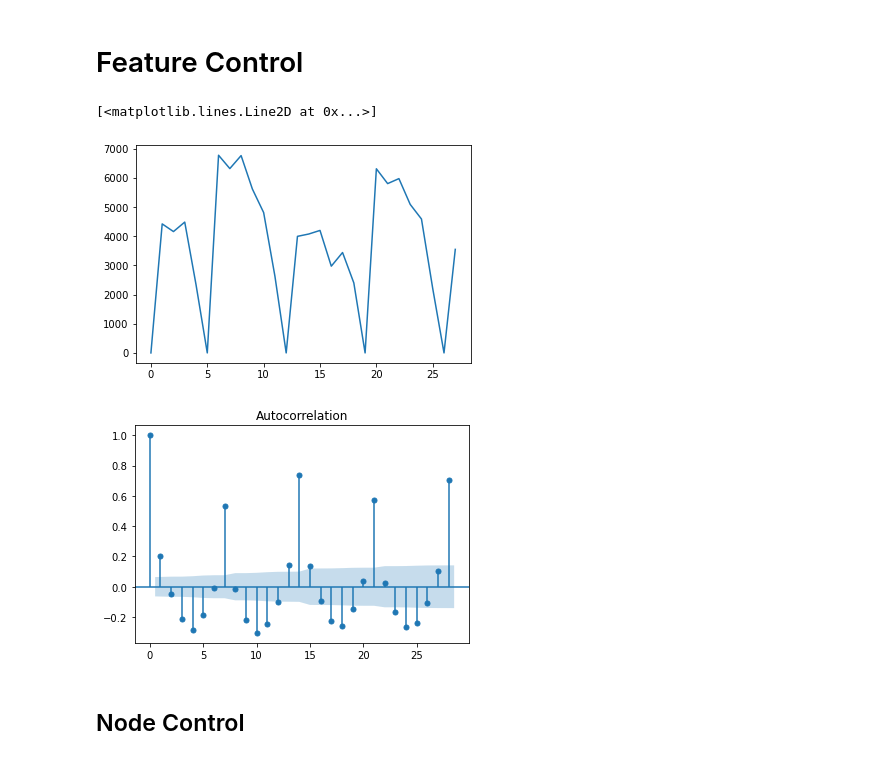
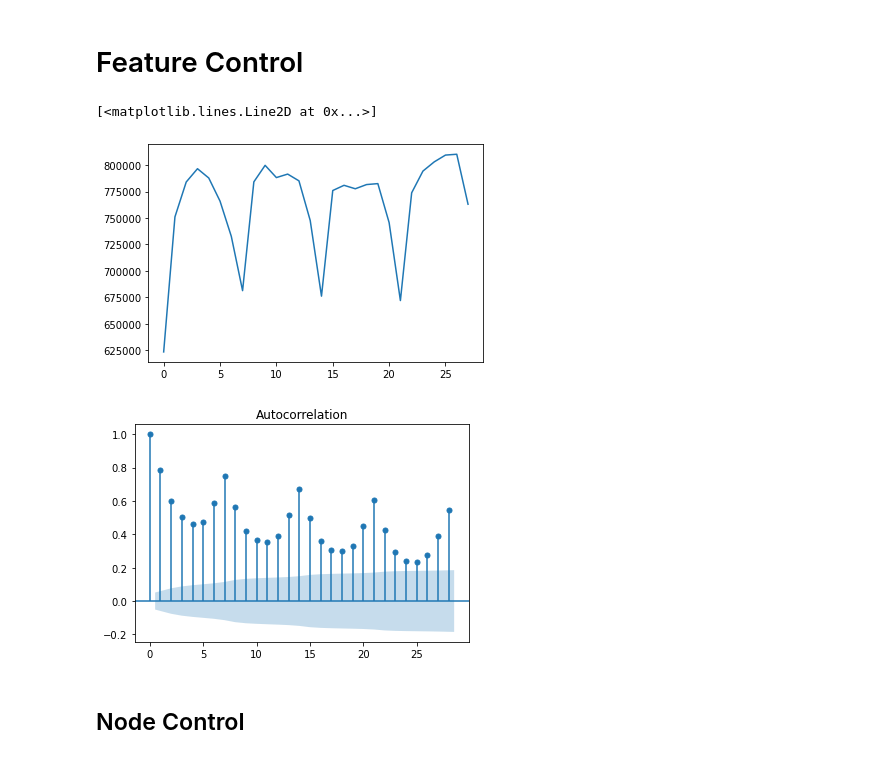
Before and after one commit to mbahadir/Research, a Jupyter notebook: Models/Electricity Data.ipynb, the cells around one changed output. Cells and saved outputs as stored; diff of their text form; code cells hidden in the pictures.

```diff
--- a/Models/Electricity Data.ipynb
+++ b/Models/Electricity Data.ipynb
@@ -170,0 +205,9 @@ SVR(C=50, degree=2, epsilon=0.05, kernel='poly')
+# %%
+param_grid_svm_poly=[
+    {"degree":[2,3,4], "epsilon":[0.02,0.05, 0.1, 0.15, 0.2]}
+]
+# %%
+sv_regressor_poly=SVR(kernel="poly")
+# %%
+sv_regressor_poly = GridSearchCV(estimator=sv_regressor_poly, param_grid=param_grid_svm_poly,
+                 cv=10,return_train_score=True)
@@ -205,7 +259,7 @@ param_grid=[
 # %%
 random_reg=RandomForestRegressor()
 grid_search = GridSearchCV(estimator=random_reg, param_grid=param_grid,
-                 cv=5,return_train_score=True)
+                 cv=10,return_train_score=True)
 # %% [markdown]
 ### Predictions
 # %%
@@ -459,17 +554,17 @@ performance_list("SVR Performance with Feature Extraction", svm_control_feature,
 # %% [markdown]
 # Feature Control
 # %%
-plt.plot(concated_df.Sales[:28])
+plt.plot(concated_df.Consumption[:28])
 # %% [output]
 [<matplotlib.lines.Line2D at 0x...>]
-[figure, old version]
+[figure, new version]
 # %%
 from statsmodels.graphics.tsaplots import plot_acf
 # %%
-plot_acf(concated_df.Sales, lags=28)
+plot_acf(concated_df.Consumption, lags=28)
 plt.show()
 # %% [output]
-[figure, old version]
+[figure, new version]
 # %% [markdown]
 ## Node Control
 # %%
```
Also changed, not shown: parts of 70 cells of this notebook, 1 other file.
